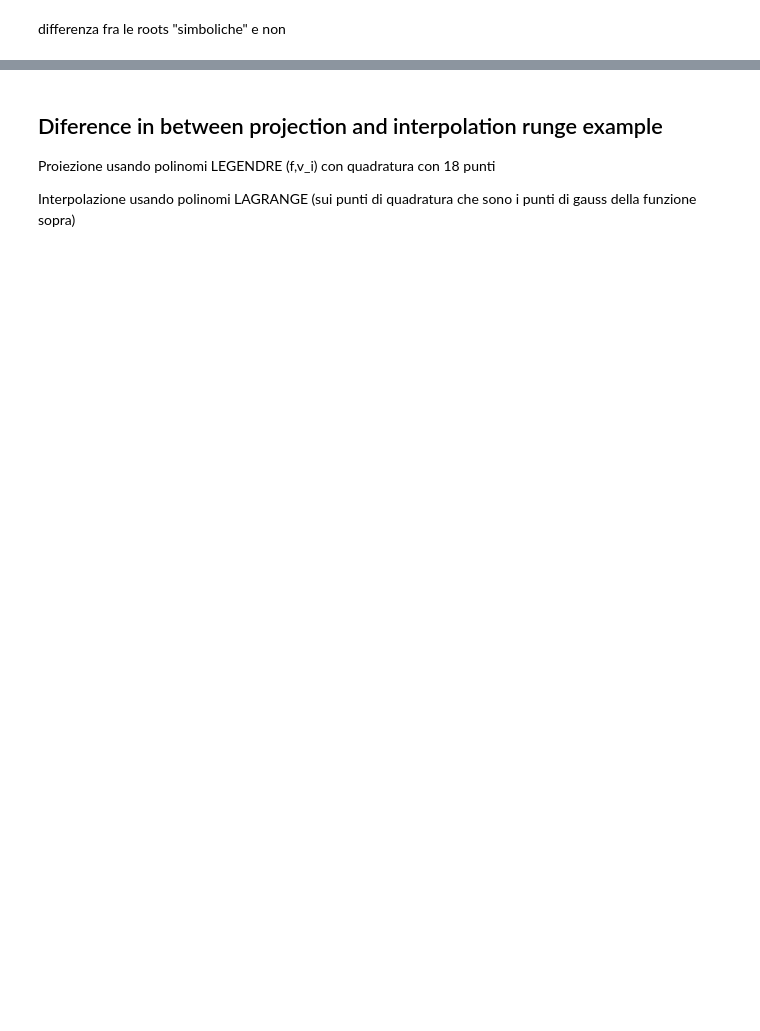
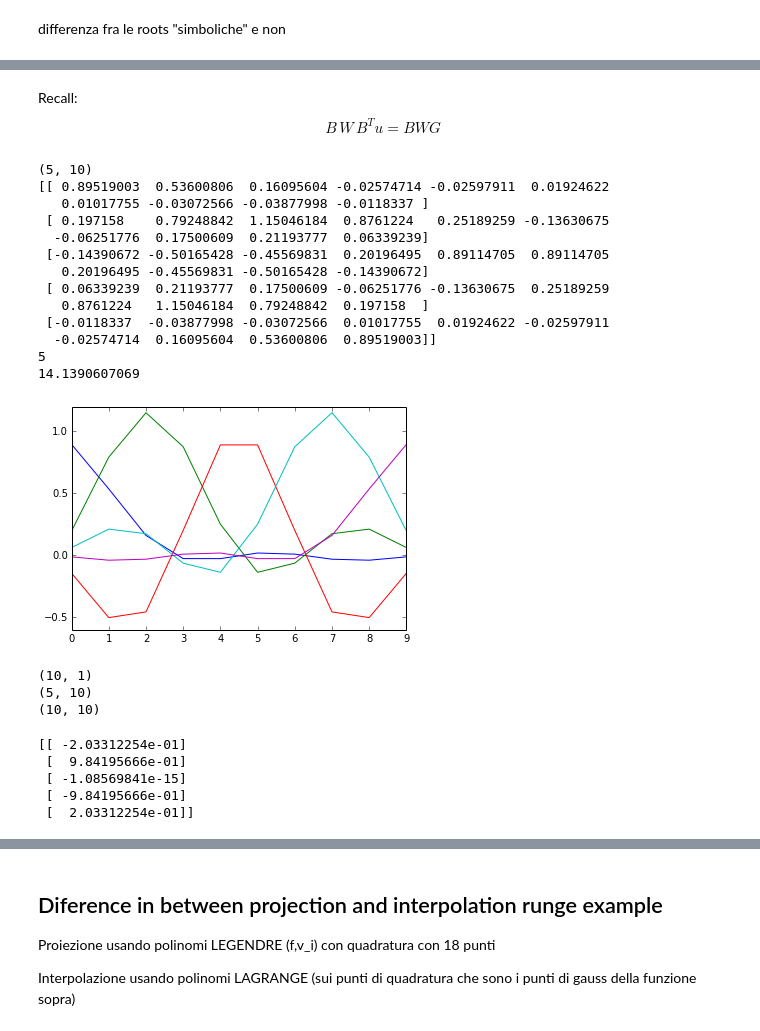
Before and after one commit to nicolacavallini/applied-mathematics, a Jupyter notebook: python-lectures/04_best_approximation.ipynb, the cells around one changed output, grey strips where cells are left out. Saved outputs shown, nothing was run; the diff lists cells and outputs as text; code cells hidden in the pictures; blank space fills up the shorter version.

```diff
--- a/python-lectures/04_best_approximation.ipynb
+++ b/python-lectures/04_best_approximation.ipynb
@@ -48,11 +50,8 @@ $$
 p_k(x) = x^k - \sum_{j=0}^{k-1} \frac{(x^k,p_j(x))}{(p_j(x),p_j(x))}
 $$
 # %%
-def scalar_prod(p0,p1):
-    return sym.integrate(p0*p1,(t,0,1))
-
-def scalar_prod_11(p0,p1):
-    return sym.integrate(p0*p1,(t,0,1))
+def scalar_prod(p0,p1,a=0,b=1):
+    return sym.integrate(p0*p1,(t,a,b))
 # %%
 t = sym.symbols('t')
 k = 3
@@ -298,4 +308,4 @@ W = np.diag(w)
 # %%
-B = zeros((n,Nq))
-for i in range(n):
-    B[i,:] = L[i](p)
+B = np.zeros((0,Nq))
+for l in L:
+    B = np.vstack([B,l(p)])
@@ -301,0 +323,27 @@ for i in range(n):
+# %% [markdown]
+Recall:
+$$
+B\, W\, B^T u = B W G
+$$
+# %%
+print(B.shape)
+print(B)
+_ = pl.plot(B.T)
+M = B.dot(W.dot(B.T))
+print np.linalg.matrix_rank(M)
+print np.linalg.cond(M)
+# %% [output]
+(5, 10)
+[[ 0.89519003  0.53600806  0.16095604 -0.02574714 -0.02597911  0.01924622
+   0.01017755 -0.03072566 -0.03877998 -0.0118337 ]
+ [ 0.197158    0.79248842  1.15046184  0.8761224   0.25189259 -0.13630675
+  -0.06251776  0.17500609  0.21193777  0.06339239]
+ [-0.14390672 -0.50165428 -0.45569831  0.20196495  0.89114705  0.89114705
+   0.20196495 -0.45569831 -0.50165428 -0.14390672]
+ [ 0.06339239  0.21193777  0.17500609 -0.06251776 -0.13630675  0.25189259
+   0.8761224   1.15046184  0.79248842  0.197158  ]
+ [-0.0118337  -0.03877998 -0.03072566  0.01017755  0.01924622 -0.02597911
+  -0.02574714  0.16095604  0.53600806  0.89519003]]
+5
+14.1390607069
+[figure, added]
@@ -301,0 +358,23 @@ for i in range(n):
+# %%
+g = lambda x: np.sin(2*np.pi*x)
+#g = step_function()
+p = p.reshape((p.shape[0],1))
+
+G = g(p)
+print G.shape
+print B.shape
+print W.shape
+G = B.dot(W.dot(G))
+# %% [output]
+(10, 1)
+(5, 10)
+(10, 10)
+# %%
+u = np.linalg.solve(M, G)
+print u
+# %% [output]
+[[ -2.03312254e-01]
+ [  9.84195666e-01]
+ [ -1.08569841e-15]
+ [ -9.84195666e-01]
+ [  2.03312254e-01]]
```
Also changed, not shown: parts of 21 cells of this notebook.
